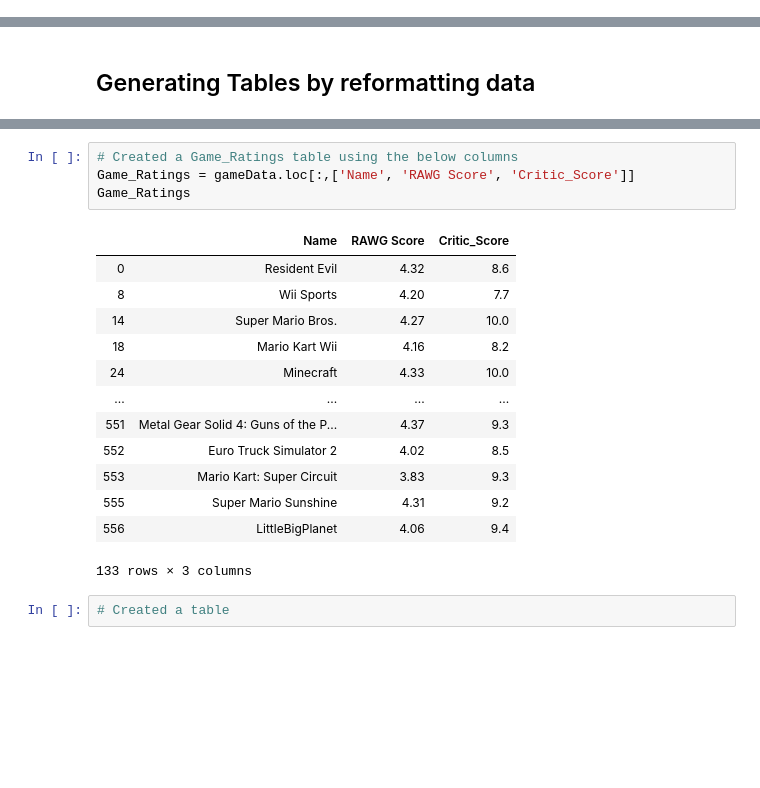
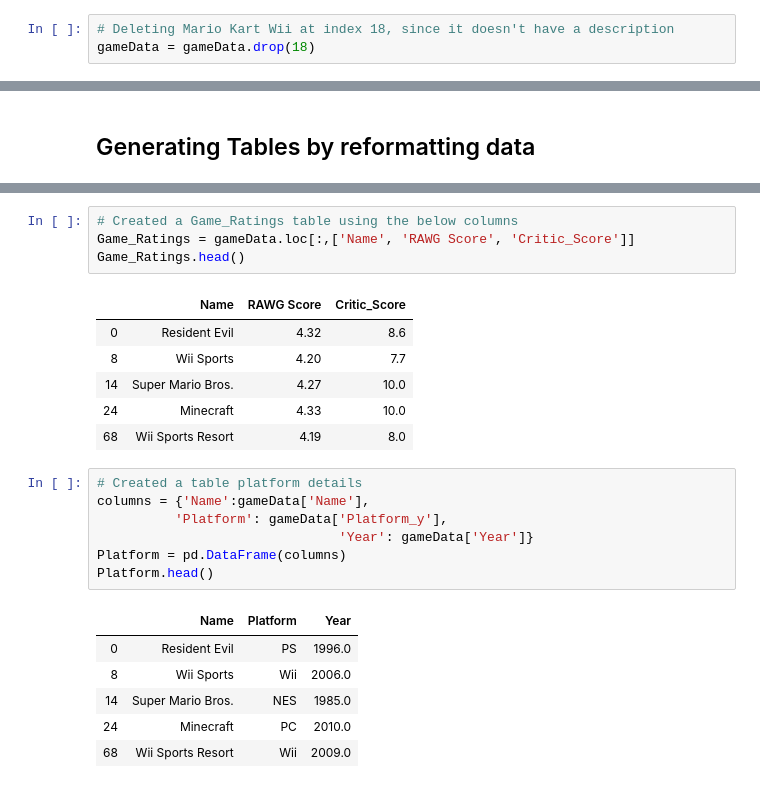
Before and after one commit to ashwinjohn3/WebScrapingOriginal, a Jupyter notebook: Assignment1.ipynb, the cells around one changed output, grey strips where cells are left out. Drawn from its saved outputs; the diff is of its cells as text; blank space fills up the shorter version.

```diff
--- a/Assignment1.ipynb
+++ b/Assignment1.ipynb
@@ -388,0 +384,3 @@ dtype: int64
+# %%
+# Deleting Mario Kart Wii at index 18, since it doesn't have a description
+gameData = gameData.drop(18)
@@ -503,20 +506,25 @@ Game_title
 # %%
 # Created a Game_Ratings table using the below columns
 Game_Ratings = gameData.loc[:,['Name', 'RAWG Score', 'Critic_Score']]
-Game_Ratings
+Game_Ratings.head()
 # %% [output]
 |  | Name | RAWG Score | Critic_Score |
 | 0 | Resident Evil | 4.32 | 8.6 |
 | 8 | Wii Sports | 4.20 | 7.7 |
 | 14 | Super Mario Bros. | 4.27 | 10.0 |
-| 18 | Mario Kart Wii | 4.16 | 8.2 |
 | 24 | Minecraft | 4.33 | 10.0 |
-| ... | ... | ... | ... |
-| 551 | Metal Gear Solid 4: Guns of the P... | 4.37 | 9.3 |
-| 552 | Euro Truck Simulator 2 | 4.02 | 8.5 |
-| 553 | Mario Kart: Super Circuit | 3.83 | 9.3 |
-| 555 | Super Mario Sunshine | 4.31 | 9.2 |
-| 556 | LittleBigPlanet | 4.06 | 9.4 |
+| 68 | Wii Sports Resort | 4.19 | 8.0 |
-133 rows × 3 columns
-# %%
-# Created a table
+# %%
+# Created a table platform details
+columns = {'Name':gameData['Name'],
+          'Platform': gameData['Platform_y'],
+                               'Year': gameData['Year']}
+Platform = pd.DataFrame(columns)
+Platform.head()
+# %% [output]
+|  | Name | Platform | Year |
+| 0 | Resident Evil | PS | 1996.0 |
+| 8 | Wii Sports | Wii | 2006.0 |
+| 14 | Super Mario Bros. | NES | 1985.0 |
+| 24 | Minecraft | PC | 2010.0 |
+| 68 | Wii Sports Resort | Wii | 2009.0 |
```
Also changed, not shown: parts of 27 cells of this notebook.
